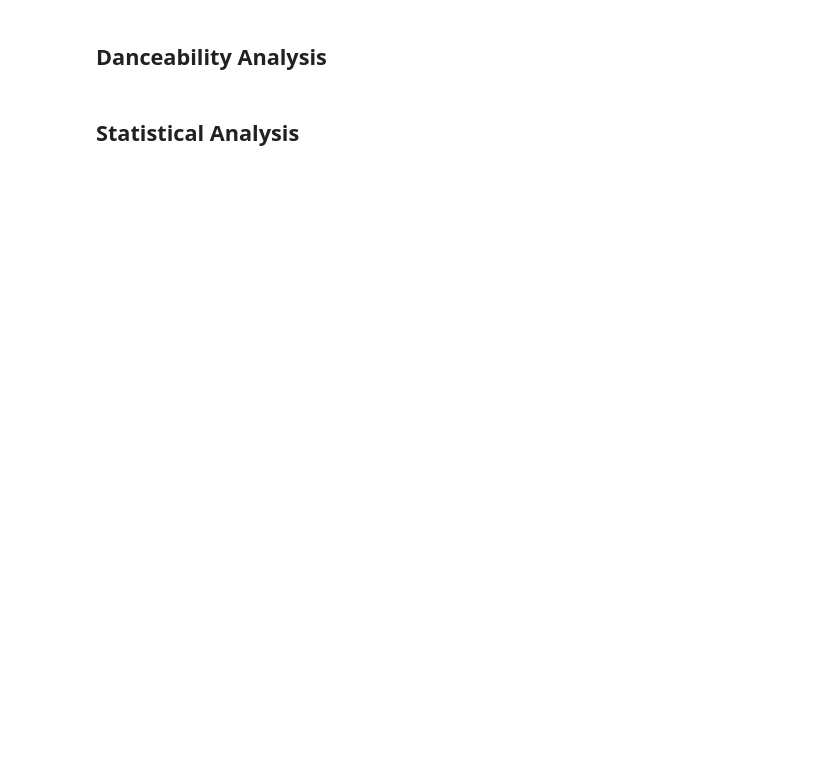
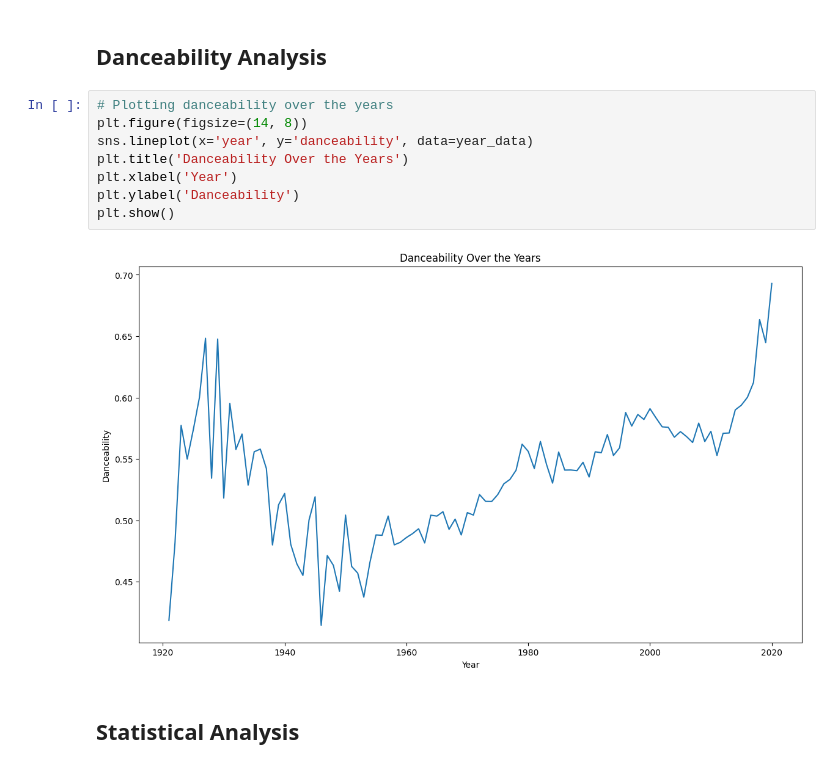
Before and after one commit to lnatysin/cs3654, a Jupyter notebook: p2-music-analysis.ipynb, the cells around one changed output. Saved outputs shown, nothing was run; the diff lists cells and outputs as text; blank space fills up the shorter version.

```diff
--- a/p2-music-analysis.ipynb
+++ b/p2-music-analysis.ipynb
@@ -62,4 +146,14 @@ year_data = pd.read_csv('./data/data_by_year.csv')
 # %% [markdown]
 ## Danceability Analysis
+# %%
+# Plotting danceability over the years
+plt.figure(figsize=(14, 8))
+sns.lineplot(x='year', y='danceability', data=year_data)
+plt.title('Danceability Over the Years')
+plt.xlabel('Year')
+plt.ylabel('Danceability')
+plt.show()
+# %% [output]
+[figure, added]
 # %% [markdown]
 ## Statistical Analysis
```
Also changed, not shown: parts of 6 cells of this notebook.
